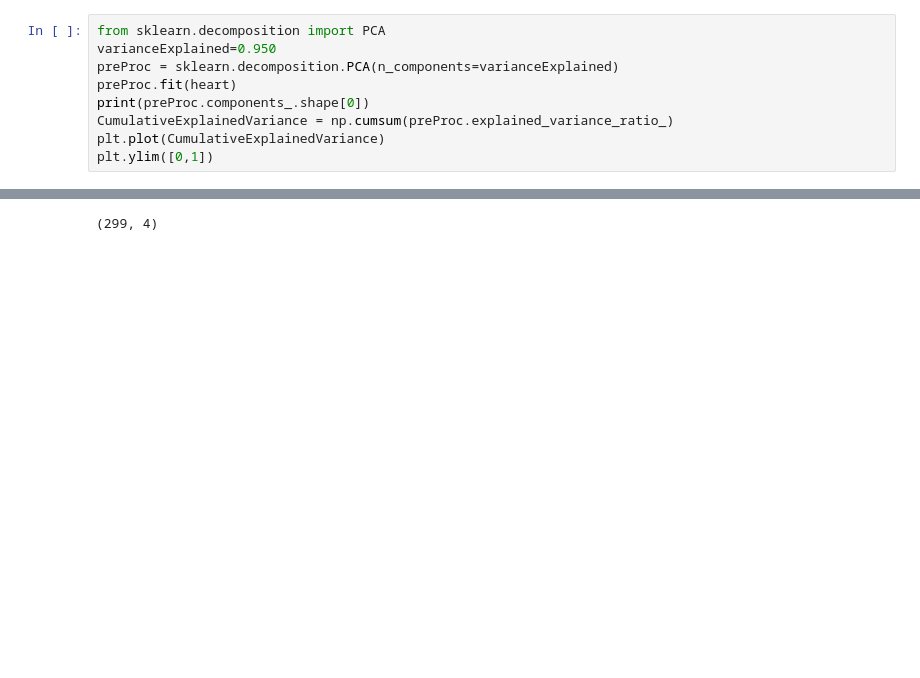
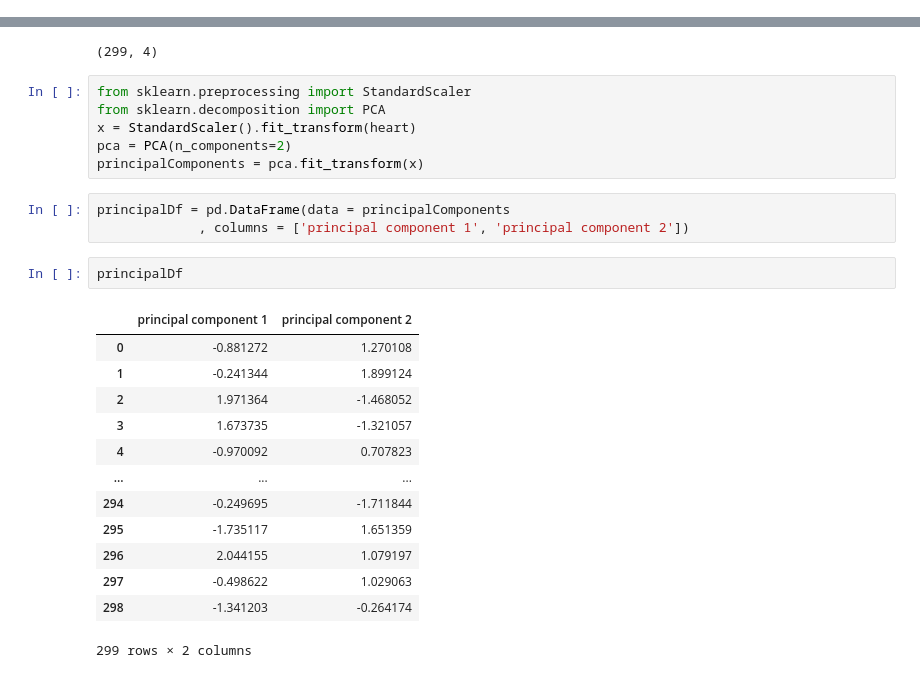
Before and after one commit to FarahTed/ProjetIA, a Jupyter notebook: Test machine learning.ipynb, the cells around one changed output, grey strips where cells are left out. Drawn from its saved outputs; the diff is of its cells as text; blank space fills up the shorter version.

```diff
--- a/Test machine learning.ipynb
+++ b/Test machine learning.ipynb
@@ -291,12 +306,3 @@ df_cov_matrix = np.cov(df_std.T)
  #   print(‘Eigenvalues in descending order:’)
 #for i in eig_pairs:
  #   print(i[0])
-# %%
-from sklearn.decomposition import PCA
-varianceExplained=0.950
-preProc = sklearn.decomposition.PCA(n_components=varianceExplained)
-preProc.fit(heart)
-print(preProc.components_.shape[0])
-CumulativeExplainedVariance = np.cumsum(preProc.explained_variance_ratio_)
-plt.plot(CumulativeExplainedVariance)
-plt.ylim([0,1])
@@ -495,3 +502,28 @@ plt.show()
 # %%
 # %% [output]
 (299, 4)
+# %%
+from sklearn.preprocessing import StandardScaler
+from sklearn.decomposition import PCA
+x = StandardScaler().fit_transform(heart)
+pca = PCA(n_components=2)
+principalComponents = pca.fit_transform(x)
+# %%
+principalDf = pd.DataFrame(data = principalComponents
+             , columns = ['principal component 1', 'principal component 2'])
+# %%
+principalDf
+# %% [output]
+|  | principal component 1 | principal component 2 |
+| 0 | -0.881272 | 1.270108 |
+| 1 | -0.241344 | 1.899124 |
+| 2 | 1.971364 | -1.468052 |
+| 3 | 1.673735 | -1.321057 |
+| 4 | -0.970092 | 0.707823 |
+| ... | ... | ... |
+| 294 | -0.249695 | -1.711844 |
+| 295 | -1.735117 | 1.651359 |
+| 296 | 2.044155 | 1.079197 |
+| 297 | -0.498622 | 1.029063 |
+| 298 | -1.341203 | -0.264174 |
+299 rows × 2 columns
```
Also changed, not shown: parts of 14 cells of this notebook.
